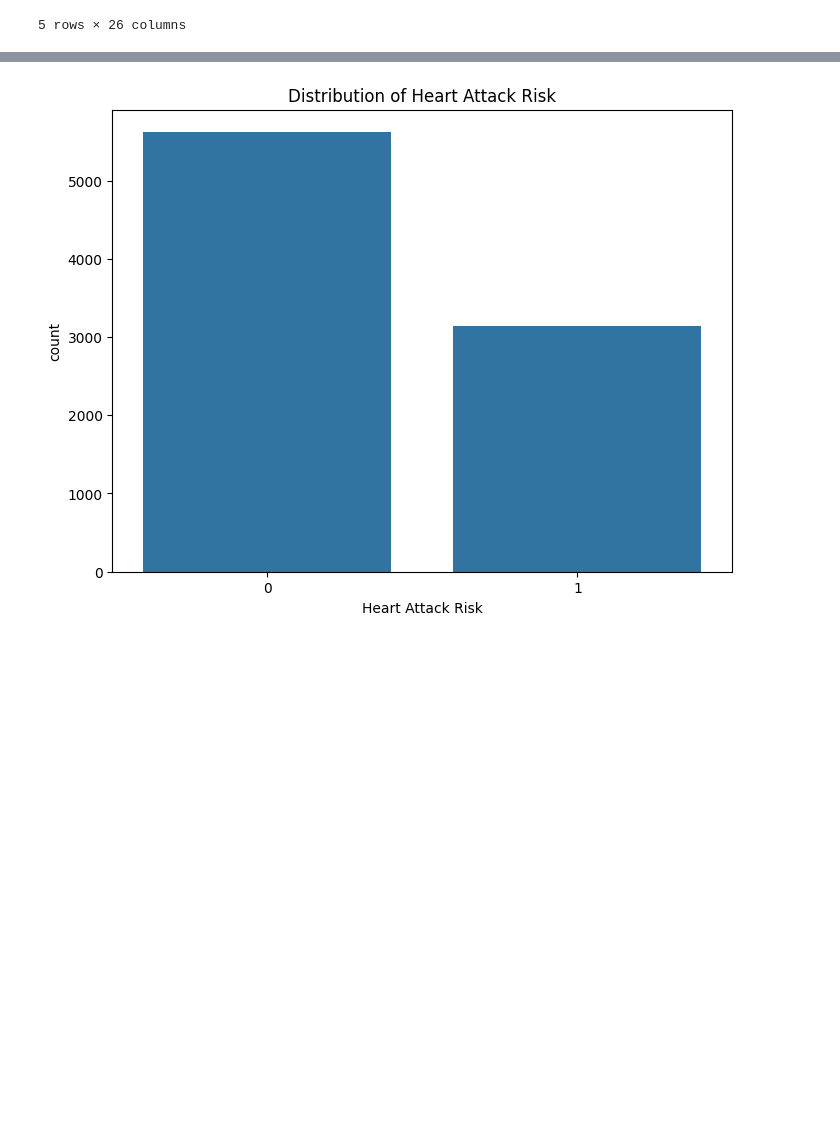
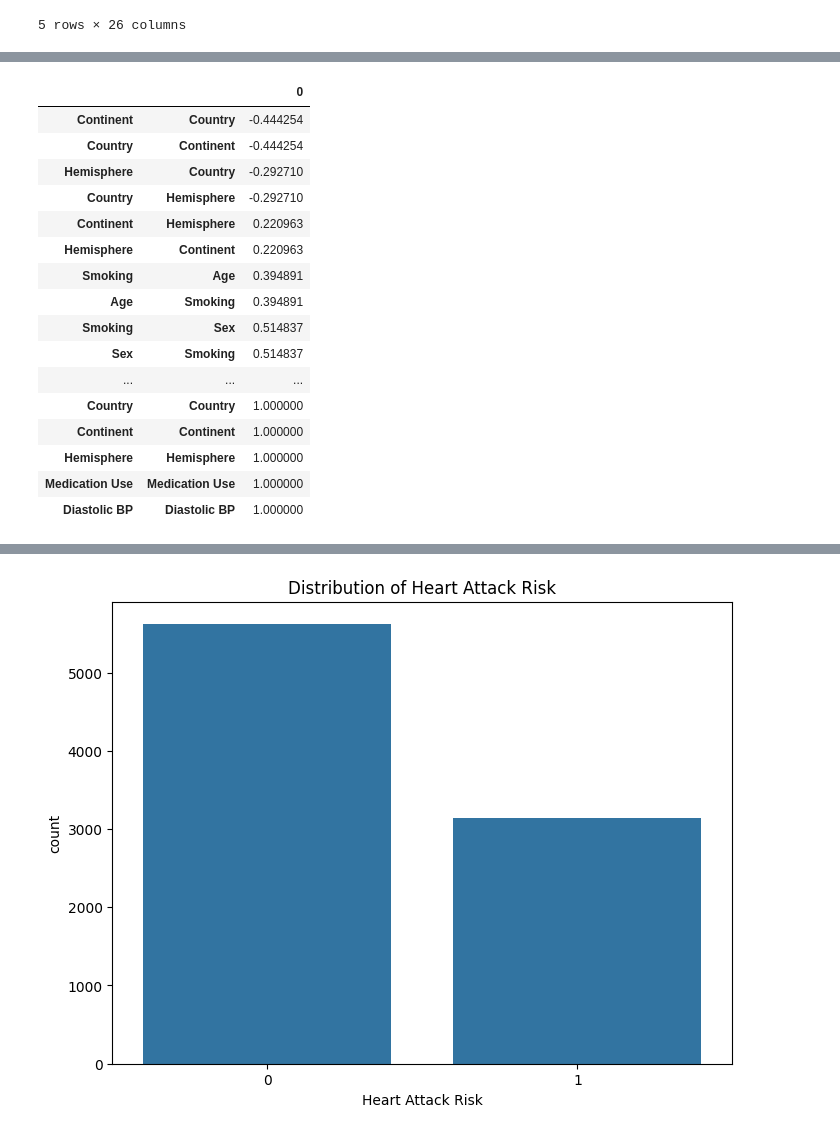
Before and after one commit to maddiejane25/Project-2, a Jupyter notebook: mj_mi_data.ipynb, the cells around one changed output, grey strips where cells are left out. Saved outputs shown, nothing was run; the diff lists cells and outputs as text; code cells hidden in the pictures; blank space fills up the shorter version.

```diff
--- a/mj_mi_data.ipynb
+++ b/mj_mi_data.ipynb
@@ -477,0 +521,26 @@ MI_df.head()
+# %%
+# prompt: Using dataframe heat_map_corr_df: i don't care about the correlation score of 0.0-0.19, lets get rid of those
+
+# Assuming 'heat_map_corr_df' is your DataFrame and the correlation scores are in column '0'.
+# We filter out the rows where the absolute value of correlation is less than or equal to 0.19.
+
+heat_map_corr_df = heat_map_corr_df[abs(heat_map_corr_df[0]) > 0.19]
+heat_map_corr_df
+# %% [output]
+|  |  | 0 |
+| Continent | Country | -0.444254 |
+| Country | Continent | -0.444254 |
+| Hemisphere | Country | -0.292710 |
+| Country | Hemisphere | -0.292710 |
+| Continent | Hemisphere | 0.220963 |
+| Hemisphere | Continent | 0.220963 |
+| Smoking | Age | 0.394891 |
+| Age | Smoking | 0.394891 |
+| Smoking | Sex | 0.514837 |
+| Sex | Smoking | 0.514837 |
+| ... | ... | ... |
+| Country | Country | 1.000000 |
+| Continent | Continent | 1.000000 |
+| Hemisphere | Hemisphere | 1.000000 |
+| Medication Use | Medication Use | 1.000000 |
+| Diastolic BP | Diastolic BP | 1.000000 |
```
Also changed, not shown: parts of 10 cells of this notebook.
